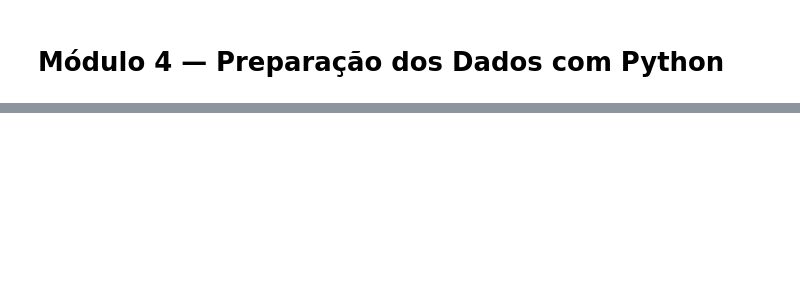
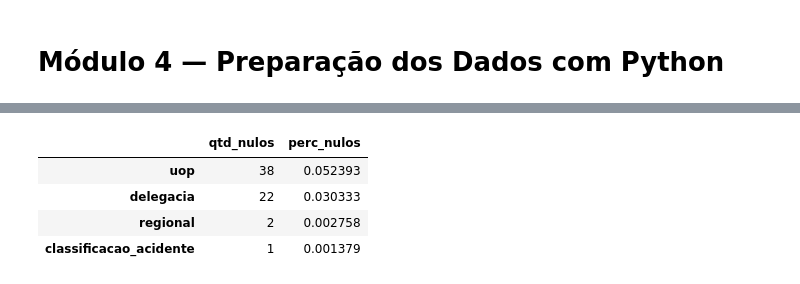
Before and after one commit to vitoriacamilo-ai/Preparacao-de-dados-Aponti, a Jupyter notebook: Projeto_PRF/notebooks/modulo04.ipynb, the cells around one changed output, grey strips where cells are left out. Cells and saved outputs as stored; diff of their text form; code cells hidden in the pictures; blank space fills up the shorter version.

```diff
--- a/Projeto_PRF/notebooks/modulo04.ipynb
+++ b/Projeto_PRF/notebooks/modulo04.ipynb
@@ -79,3 +76,25 @@ Tentando encoding=latin1...
 | 2 | 652522 | 01/01/2025 | quarta-feira | 08:45:00 | PR | 369 | 88,2 | CORNELIO PROCOPIO | Reação tardia ou ineficiente do c... | ... |
 | 3 | 652544 | 01/01/2025 | quarta-feira | 11:00:00 | PR | 116 | 74 | CAMPINA GRANDE DO SUL | Reação tardia ou ineficiente do c... | ... |
 | 4 | 652549 | 01/01/2025 | quarta-feira | 09:30:00 | MG | 251 | 471 | FRANCISCO SA | Velocidade Incompatível | ... |
+# %%
+def normalizar_nome_coluna(nome):
+    nome = str(nome).strip().lower()
+    nome = unicodedata.normalize(
+        "NFKD", nome
+    ).encode("ascii","ignore").decode("utf-8")
+    nome = nome.replace(" ","_"
+        ).replace("-","_").replace("/","_")
+    while "__" in nome:
+        nome = nome.replace("__","_")
+    return nome.strip("_")
+
+df.columns = [normalizar_nome_coluna(c)
+              for c in df.columns]
+renomear = {
+  "condicao_meteorologica":
+  "condicao_metereologica"}
+df = df.rename(columns={
+    k:v for k,v in renomear.items()
+    if k in df.columns})
+
+df.head()
@@ -81,0 +159,15 @@ Tentando encoding=latin1...
+# %%
+# Diagnóstico de valores ausentes
+nulos = pd.DataFrame({
+    "qtd_nulos": df.isna().sum(),
+    "perc_nulos": df.isna().mean() * 100
+}).sort_values(
+    "perc_nulos", ascending=False)
+
+display(nulos[nulos["qtd_nulos"] > 0])
+# %% [output]
+|  | qtd_nulos | perc_nulos |
+| uop | 38 | 0.052393 |
+| delegacia | 22 | 0.030333 |
+| regional | 2 | 0.002758 |
+| classificacao_acidente | 1 | 0.001379 |
```
Also changed, not shown: parts of 12 cells of this notebook.
